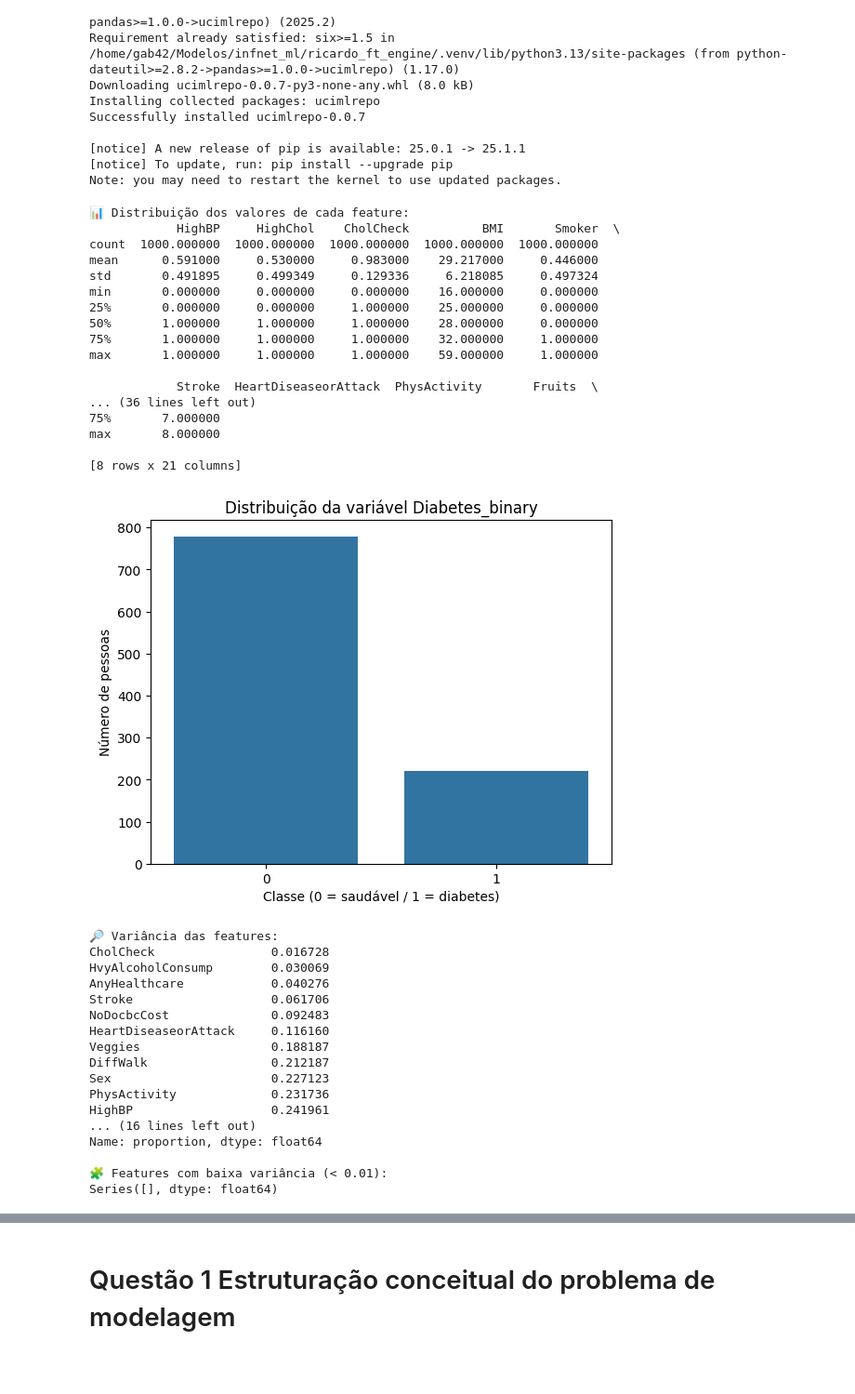
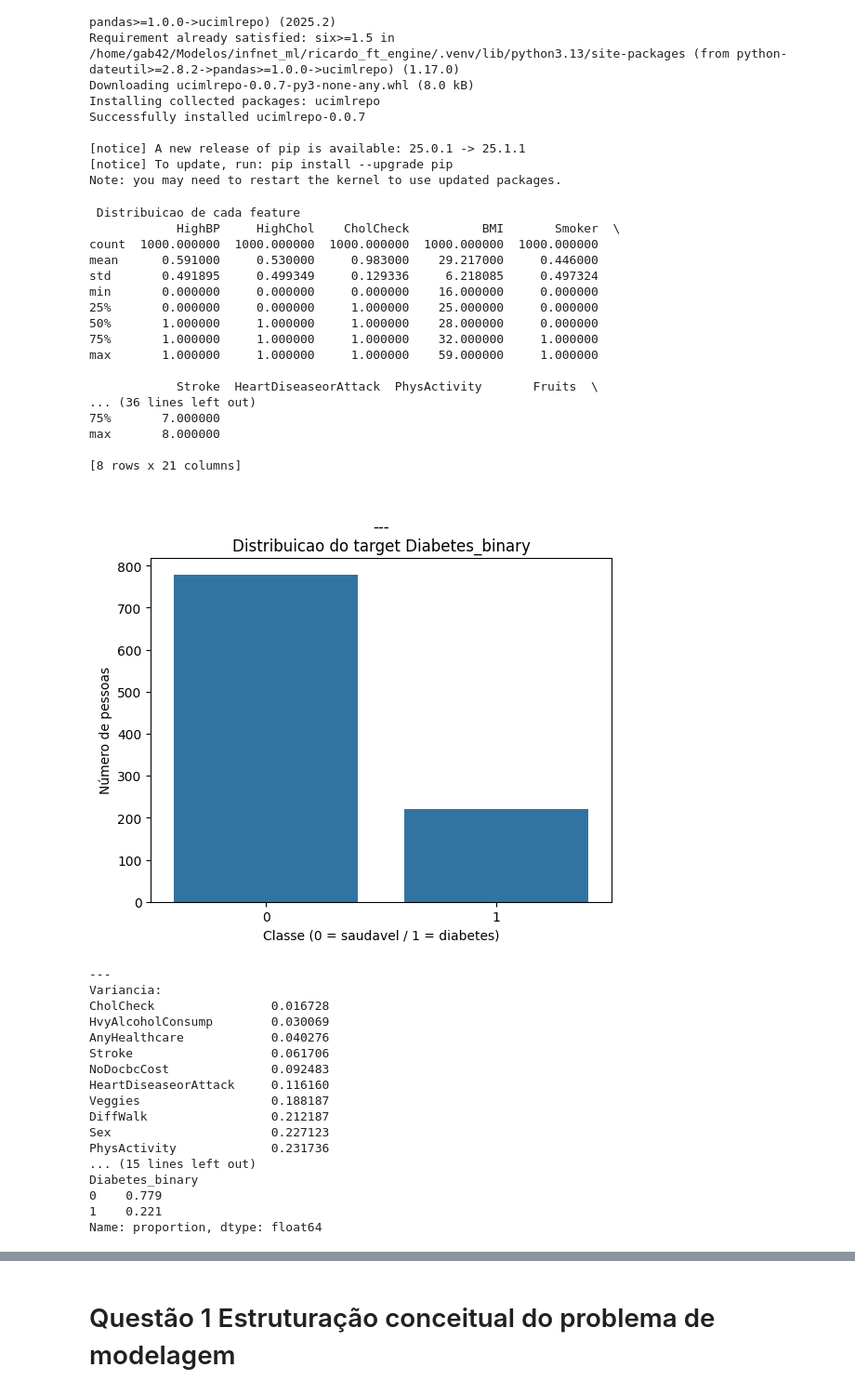
Before and after one commit to ecrseer/machine-learnin, a Jupyter notebook: lifecycl/lifecyc_at.ipynb, the cells around one changed output, grey strips where cells are left out. Shown at 93% size. Drawn from its saved outputs; the diff is of its cells as text; code cells hidden in the pictures; blank space fills up the shorter version.

```diff
--- a/lifecycl/lifecyc_at.ipynb
+++ b/lifecycl/lifecyc_at.ipynb
@@ -52,79 +52,43 @@ y = y.head(1000)
 # print(X.head(10))
 
 def diagnostico_dataset(X, y):
-    print("📊 Distribuição dos valores de cada feature:")
+    print(" Distribuicao de cada feature")
     print(X.describe())
     sns.countplot(x=y)
-    plt.title("Distribuição da variável Diabetes_binary")
-    plt.xlabel("Classe (0 = saudável / 1 = diabetes)")
+    plt.title("\n---\nDistribuicao do target Diabetes_binary")
+    plt.xlabel("Classe (0 = saudavel / 1 = diabetes)")
     plt.ylabel("Número de pessoas")
     plt.show()
 
-    print("\n🔎 Variância das features:")
+    print("\n---\nVariancia:")
     print(X.var().sort_values())
 
-    print("\n⚖️ Proporção das classes em y (Diabetes_binary):")
+    print("\n--\n Proporção das classes em no target:")
     print(y.value_counts(normalize=True))
 
-    print("\n🧩 Features com baixa variância (< 0.01):")
-    baixa_var = X.var()[X.var() < 0.01]
-    print(baixa_var)
 
 diagnostico_dataset(X, y)
-
-
-
-# 3. Separar treino e teste
-X_train, X_test, y_train, y_test = train_test_split(X, y, test_size=0.2, random_state=42)
-
-# 4. Testar diferentes valores de k
-k_values = range(1, 21)
-accuracies = []
-f1_scores = []
-
-for k in k_values:
-    pipeline = Pipeline([
-        ("scaler", StandardScaler()),
-        ("knn", KNeighborsClassifier(n_neighbors=k))
-    ])
-
-    acc = cross_val_score(pipeline, X_train, y_train, cv=5, scoring='accuracy').mean()
-    f1 = cross_val_score(pipeline, X_train, y_train, cv=5, scoring='f1').mean()
-
-    accuracies.append(acc)
-    f1_scores.append(f1)
-
-# 5. Plotar acurácia e f1-score
-plt.figure(figsize=(10, 5))
-plt.plot(k_values, accuracies, marker='o', label="Acurácia")
-plt.plot(k_values, f1_scores, marker='s', label="F1-Score", linestyle='--')
-plt.xlabel("Valor de K")
-plt.ylabel("Pontuação média (validação cruzada)")
-plt.title("KNN: Acurácia e F1-Score vs K")
-plt.xticks(k_values)
-plt.legend()
-plt.grid(True)
-plt.show()
 # %% [output]
-📊 Distribuição dos valores de cada feature:
+ Distribuicao de cada feature
             HighBP     HighChol    CholCheck          BMI       Smoker  \
 count  1000.000000  1000.000000  1000.000000  1000.000000  1000.000000
 mean      0.591000     0.530000     0.983000    29.217000     0.446000
 std       0.491895     0.499349     0.129336     6.218085     0.497324
 min       0.000000     0.000000     0.000000    16.000000     0.000000
 25%       0.000000     0.000000     1.000000    25.000000     0.000000
 50%       1.000000     1.000000     1.000000    28.000000     0.000000
 75%       1.000000     1.000000     1.000000    32.000000     1.000000
 max       1.000000     1.000000     1.000000    59.000000     1.000000
 
             Stroke  HeartDiseaseorAttack  PhysActivity       Fruits  \
 ... (36 lines left out)
 75%       7.000000
 max       8.000000
 
 [8 rows x 21 columns]
-[figure, old version]
+[figure, new version]
-🔎 Variância das features:
+---
+Variancia:
 CholCheck                0.016728
 HvyAlcoholConsump        0.030069
 AnyHealthcare            0.040276
@@ -135,9 +99,8 @@ Veggies                  0.188187
 DiffWalk                 0.212187
 Sex                      0.227123
 PhysActivity             0.231736
-HighBP                   0.241961
-... (16 lines left out)
+... (15 lines left out)
+Diabetes_binary
+0    0.779
+1    0.221
 Name: proportion, dtype: float64
-
-🧩 Features com baixa variância (< 0.01):
-Series([], dtype: float64)
```
Also changed, not shown: parts of 11 cells of this notebook, 2 other files.
